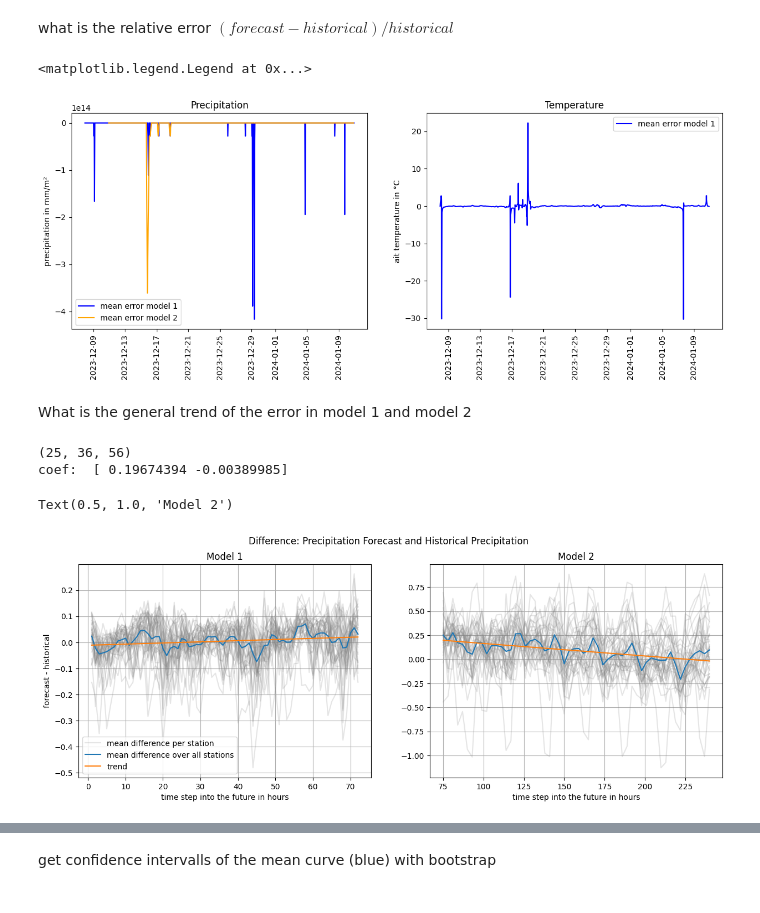
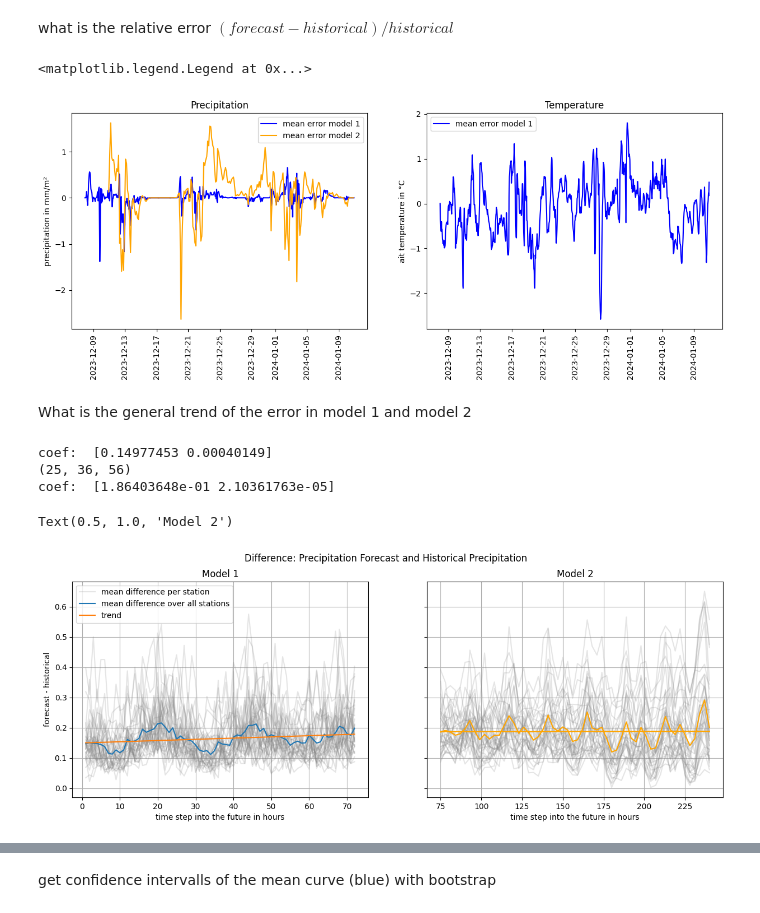
Before and after one commit to RobinU434/DataLiteracy, a Jupyter notebook: studies/13_01_24_RU_glimps_into_data.ipynb, the cells around one changed output, grey strips where cells are left out. Cells and saved outputs as stored; diff of their text form; code cells hidden in the pictures.

```diff
--- a/studies/13_01_24_RU_glimps_into_data.ipynb
+++ b/studies/13_01_24_RU_glimps_into_data.ipynb
@@ -211,15 +243,15 @@ for idx, station_id in enumerate(individual_groups.index.get_level_values("stati
 
 time_group = merge1.groupby(["time"]).mean()
 # ax1.plot(time_group.index, time_group["precipitation_real"], c="k", label="real rain")
-ax1.plot(time_group.index, time_group["precipitation_error"] / (time_group["precipitation_forecast"] + 1e-16), c="b", label="mean error model 1")
+ax1.plot(time_group.index, time_group["precipitation_error"], c="b", label="mean error model 1")
 
 
 time_group = merge2.groupby(["time"]).mean()
-ax1.plot(time_group.index, time_group["precipitation_error"]/ (time_group["precipitation_forecast"] + 1e-16), c="orange", label="mean error model 2")
+ax1.plot(time_group.index, time_group["precipitation_error"], c="orange", label="mean error model 2")
 
 time_group = merge1.groupby(["time"]).mean()
 # ax2.plot(time_group.index, time_group["air_temperature_real"], c="k", label="real temperature")
-ax2.plot(time_group.index, time_group["air_temperature_error"] / (time_group["air_temperature_real"]), c="b", label="mean error model 1")
+ax2.plot(time_group.index, time_group["air_temperature_error"], c="b", label="mean error model 1")
 
 
 # ax1.plot(merge1.index, merge1["precipitation_real"], c="k", label="real_rain")
@@ -261,7 +293,7 @@ ax2.legend()
 # # compute correlation
 # %% [output]
 <matplotlib.legend.Legend at 0x...>
-[figure, old version]
+[figure, new version]
 # %% [markdown]
 What is the general trend of the error in  model 1  and model 2
 # %%
@@ -302,8 +334,12 @@ for call_time in call_times:
         continue
     result.append(np.stack(call_time_result))
 error_mat_model_2 = np.stack(result)
+error_mat_model_2 /= 3
 # %%
-fig, (ax1, ax2) = plt.subplots(ncols=2, figsize=DOUBLE_COL_FIG_SIZE, sharey=False)
+error_mat_model_1 = np.abs(error_mat_model_1)
+error_mat_model_2 = np.abs(error_mat_model_2)
+
+fig, (ax1, ax2) = plt.subplots(ncols=2, figsize=DOUBLE_COL_FIG_SIZE, sharey=True)
 fig.suptitle("Difference: Precipitation Forecast and Historical Precipitation ")
 
 # MODEL 1
@@ -321,6 +357,7 @@ x = np.arange(station_errors.shape[-1])[:, None]
 x_aug = np.concatenate([np.ones_like(x), x], axis=1)
 regression_coef = np.linalg.inv(x_aug.T @ x_aug) @ x_aug.T @ forecast_error
 regression = x_aug @ regression_coef
+print("coef: ", regression_coef)
 
 ax1.plot(x_axis, regression, label="trend")
 
@@ -330,34 +367,35 @@ ax1.set_ylabel("forecast - historical")
 ax1.set_title("Model 1")
 ax1.set_xlabel("time step into the future in hours")
 
 
 # MODEL 2
 print(error_mat_model_2.shape)
 station_errors = error_mat_model_2.mean(axis=0)
 x_axis = (np.arange(1, station_errors.shape[-1] + 1) * 3) + 72
 
 for idx, station_error in enumerate(station_errors):
     ax2.plot(x_axis, station_error, label="mean difference per station" if idx == 0 else "", color="grey", alpha=0.2)
 forecast_error = station_errors.mean(axis=0)
-ax2.plot(x_axis, forecast_error, label="mean difference over all stations")
+ax2.plot(x_axis, forecast_error, label="mean difference over all stations", c="orange")
 
 # extract trend
 x = np.arange(station_errors.shape[-1])[:, None]
 x_aug = np.concatenate([np.ones_like(x), x], axis=1)
 regression_coef = np.linalg.inv(x_aug.T @ x_aug) @ x_aug.T @ forecast_error
 regression = x_aug @ regression_coef
 
-ax2.plot(x_axis, regression, label="trend")
+ax2.plot(x_axis, regression, label="trend", c="orange")
 
 ax2.grid()
 ax2.set_xlabel("time step into the future in hours")
 print("coef: ", regression_coef)
 
 ax2.set_title("Model 2")
 
 # TODO: ask if we would use bar plots -> h
 # %% [output]
+coef:  [0.14977453 0.00040149]
 (25, 36, 56)
-coef:  [ 0.19674394 -0.00389985]
+coef:  [1.86403648e-01 2.10361763e-05]
 Text(0.5, 1.0, 'Model 2')
-[figure, old version]
+[figure, new version]
```
Also changed, not shown: parts of 21 cells of this notebook, 1 other file.
